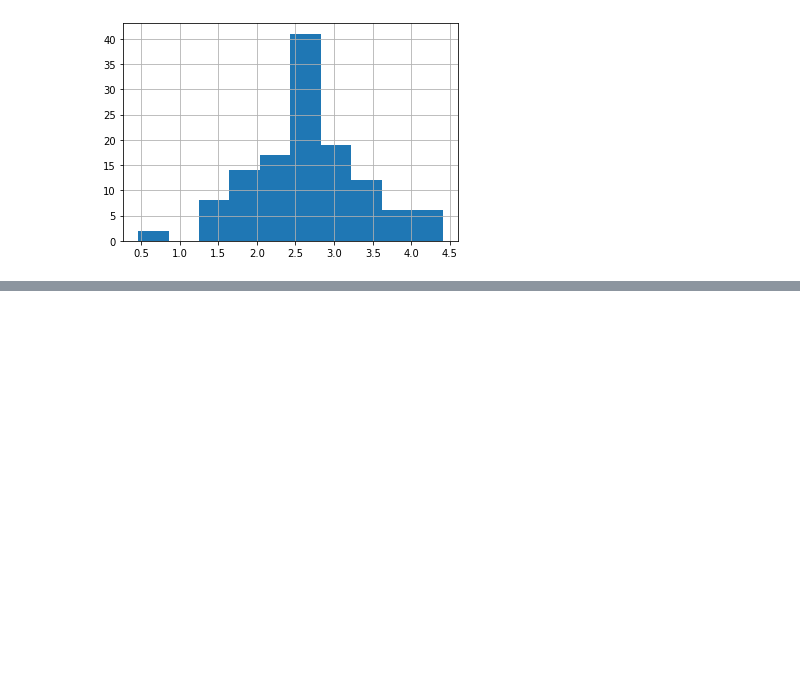
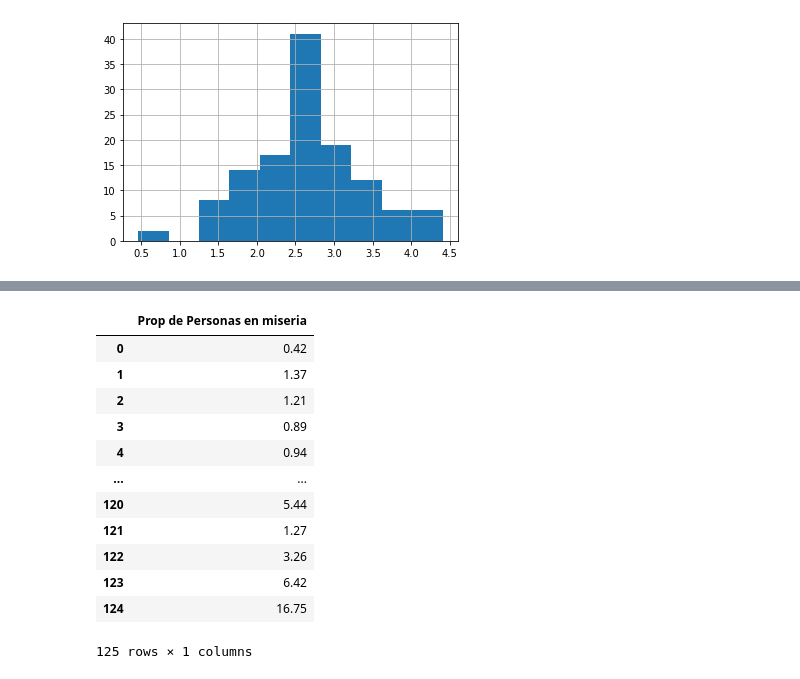
Before and after one commit to hrodriguezgi/multivariate_analysis, a Jupyter notebook: Initial_Analysis.ipynb, the cells around one changed output, grey strips where cells are left out. Drawn from its saved outputs; the diff is of its cells as text; code cells hidden in the pictures; blank space fills up the shorter version.

```diff
--- a/Initial_Analysis.ipynb
+++ b/Initial_Analysis.ipynb
@@ -78,0 +101,18 @@ pd.Series(df_prop_personas_nbi['ln']).hist()
+# %%
+df_prop_personas_miseria = df_ori[['Prop de Personas en miseria']].copy()
+#df_prop_personas_miseria = normalization(df_prop_personas_miseria)
+df_prop_personas_miseria
+# %% [output]
+|  | Prop de Personas en miseria |
+| 0 | 0.42 |
+| 1 | 1.37 |
+| 2 | 1.21 |
+| 3 | 0.89 |
+| 4 | 0.94 |
+| ... | ... |
+| 120 | 5.44 |
+| 121 | 1.27 |
+| 122 | 3.26 |
+| 123 | 6.42 |
+| 124 | 16.75 |
+125 rows × 1 columns
```
Also changed, not shown: parts of 7 cells of this notebook.
